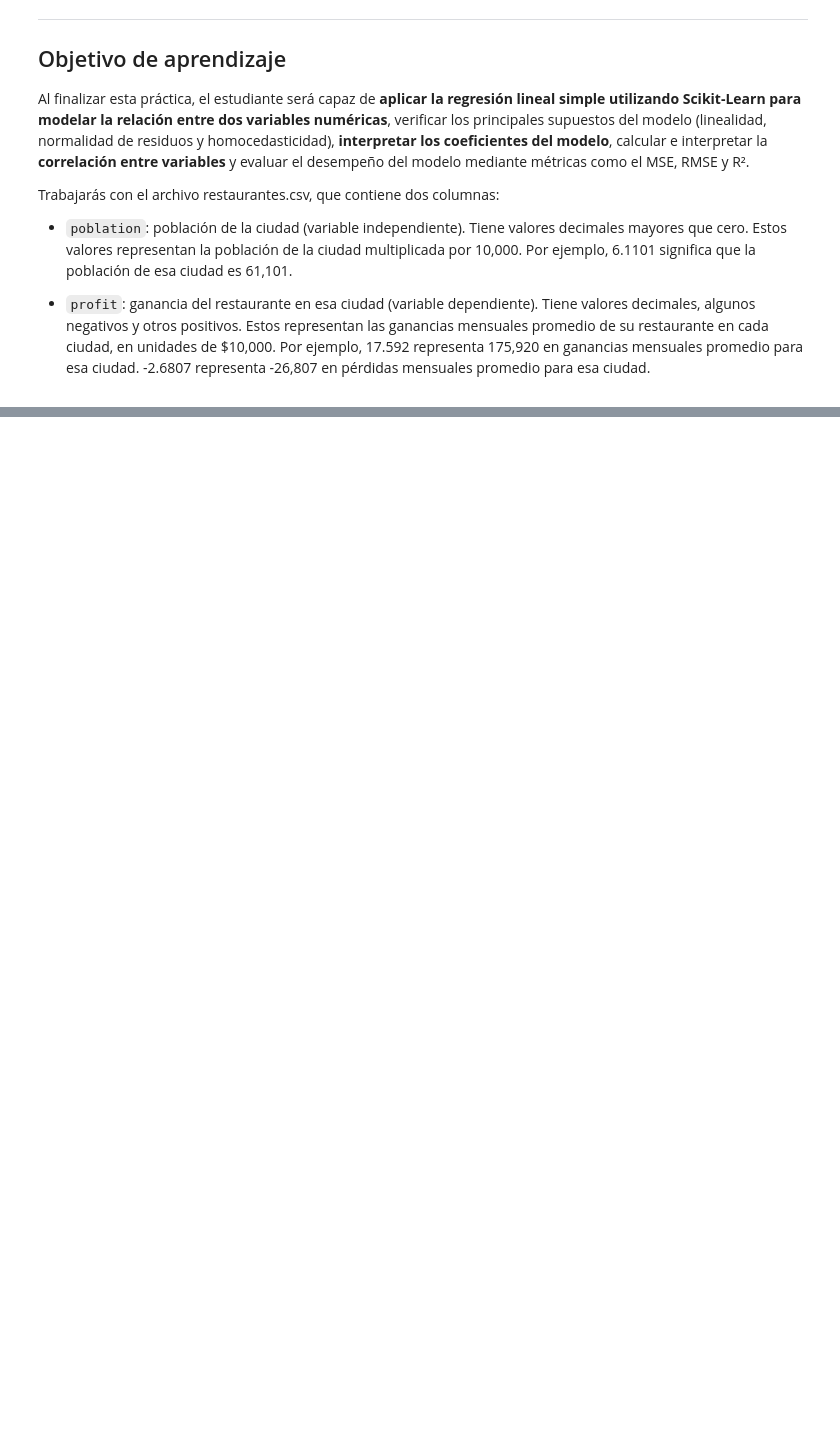
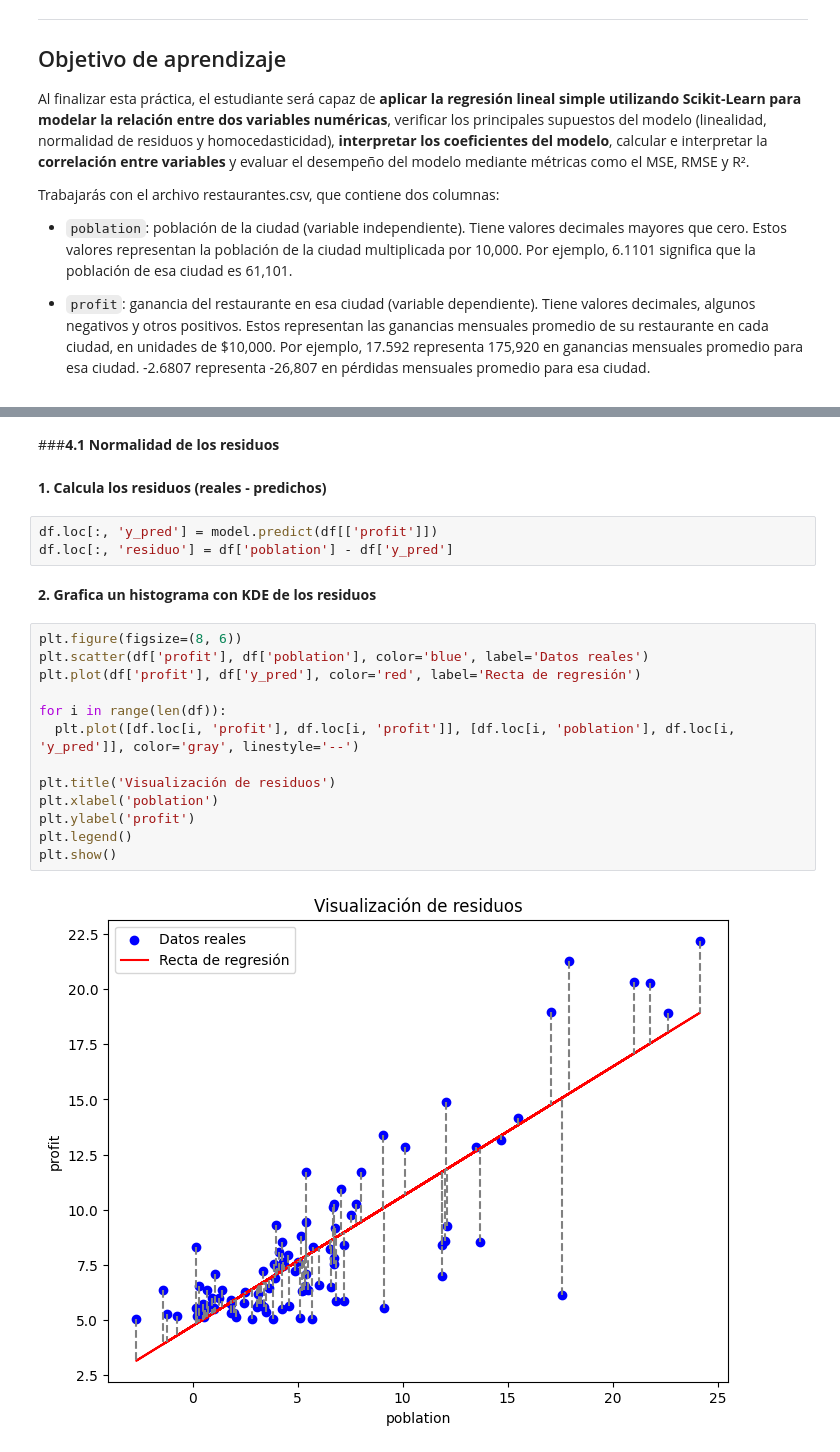
Before and after one commit to jonathanahc/Practicas, a Jupyter notebook: Práctica23RegresiónLinealSimple.ipynb, the cells around one changed output, grey strips where cells are left out. Cells and saved outputs as stored; diff of their text form; blank space fills up the shorter version.

```diff
--- a/Práctica23RegresiónLinealSimple.ipynb
+++ b/Práctica23RegresiónLinealSimple.ipynb
@@ -104,0 +220,24 @@ Responde con tus propias palabras:
+# %% [markdown]
+###**4.1 Normalidad de los residuos**
+# %% [markdown]
+**1. Calcula los residuos (reales - predichos)**
+# %%
+df.loc[:, 'y_pred'] = model.predict(df[['profit']])
+df.loc[:, 'residuo'] = df['poblation'] - df['y_pred']
+# %% [markdown]
+**2. Grafica un histograma con KDE de los residuos**
+# %%
+plt.figure(figsize=(8, 6))
+plt.scatter(df['profit'], df['poblation'], color='blue', label='Datos reales')
+plt.plot(df['profit'], df['y_pred'], color='red', label='Recta de regresión')
+
+for i in range(len(df)):
+  plt.plot([df.loc[i, 'profit'], df.loc[i, 'profit']], [df.loc[i, 'poblation'], df.loc[i, 'y_pred']], color='gray', linestyle='--')
+
+plt.title('Visualización de residuos')
+plt.xlabel('poblation')
+plt.ylabel('profit')
+plt.legend()
+plt.show()
+# %% [output]
+[figure, added]
```
Also changed, not shown: parts of 63 cells of this notebook.
